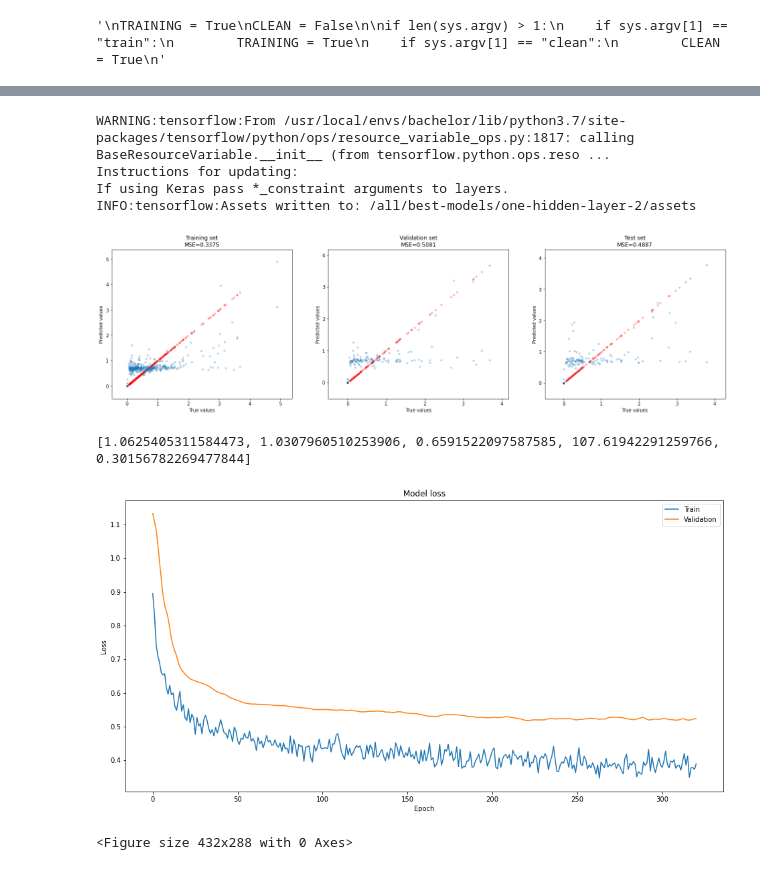
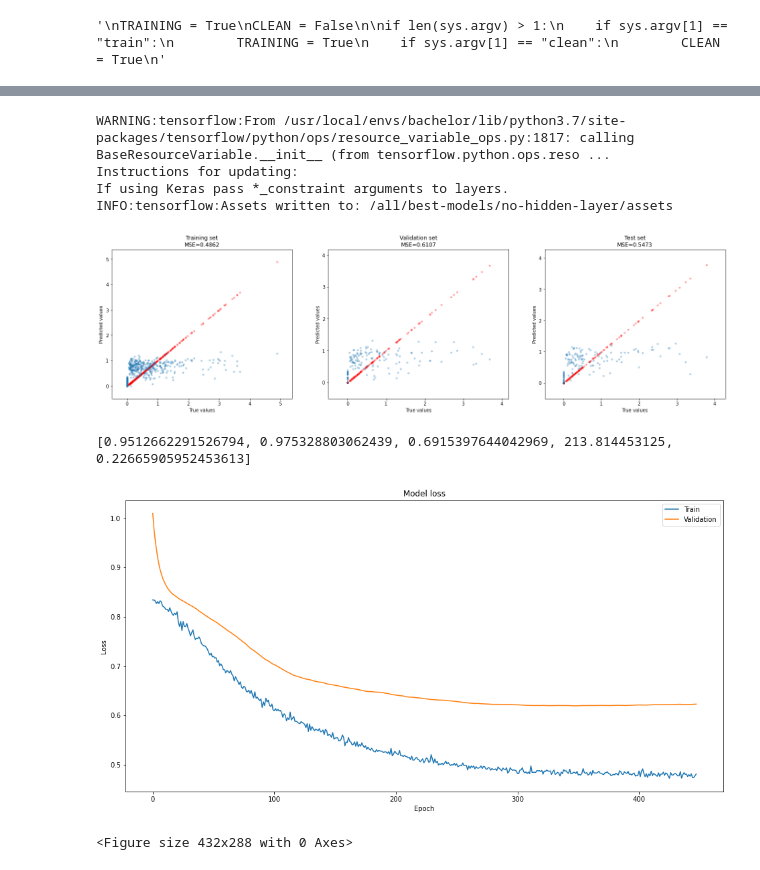
Before and after one commit to dsvanidze/replicability, a Jupyter notebook: jupyter-notebooks/model/MLP-model.ipynb, the cells around one changed output, grey strips where cells are left out. Saved outputs shown, nothing was run; the diff lists cells and outputs as text; code cells hidden in the pictures.

Commit message:
the best model performance without hidden layer, save and plot the model

```diff
--- a/jupyter-notebooks/model/MLP-model.ipynb
+++ b/jupyter-notebooks/model/MLP-model.ipynb
@@ -66,6 +66,7 @@ def build_model(hp):
     model = Sequential()
     model.add(InputLayer(input_shape=(n_cols,)))
 
+    '''
     num_units_per_layer = hp.Int('units_per_hidden_layer', min_value=32,
                                  max_value=4096, step=32)
     dropout_rate_per_layer = hp.Float('dropout_per_hidden_layer', min_value=0.0,
@@ -78,6 +79,7 @@ def build_model(hp):
         model.add(BatchNormalization())
         model.add(Activation("relu"))
         model.add(Dropout(rate=dropout_rate_per_layer))
+    '''
 
     model.add(Dense(1,
                     kernel_initializer='he_uniform',
@@ -102,7 +104,7 @@ tuner = RandomSearch(
     max_trials=max_trial,
     executions_per_trial=3,
     directory=ROOT_DIR + "/random-search",
-    project_name="covid-19-nn")
+    project_name="covid-19-nn-0")
 
 if TRAINING:
     tuner.search_space_summary()
@@ -184,26 +208,26 @@ Hyperparameters:
 # %%
-SAVE = False
+SAVE = True
 
 if SAVE:
     # # Save the best model
-    models[0].save(ROOT_DIR + "/best-models/one-hidden-layer-2")
+    models[0].save(ROOT_DIR + "/best-models/no-hidden-layer")
 
 if SAVE:
-    plot_path=ROOT_DIR + "/best-models/one-hidden-layer-2/train-validation-test-plot.jpg"
+    plot_path=ROOT_DIR + "/best-models/no-hidden-layer/train-validation-test-plot.jpg"
 elif SAVE == False:
     plot_path=None
 
 # if not TRAINING and not CLEAN:
 plot_predicted_vs_true(Xs=[X_train, X_validation, X_test],
                        Ys=[Y_train, Y_validation, Y_test],
                        model=models[0],
                        path=plot_path)
 # %% [output]
 WARNING:tensorflow:From /usr/local/envs/bachelor/lib/python3.7/site-packages/tensorflow/python/ops/resource_variable_ops.py:1817: calling BaseResourceVariable.__init__ (from tensorflow.python.ops.reso ...
 Instructions for updating:
 If using Keras pass *_constraint arguments to layers.
-INFO:tensorflow:Assets written to: /all/best-models/one-hidden-layer-2/assets
+INFO:tensorflow:Assets written to: /all/best-models/no-hidden-layer/assets
-[figure, old version]
+[figure, new version]
 # %%
 #https://stackoverflow.com/a/52897289/6072503
 
@@ -232,7 +256,7 @@ best_hp = tuner.get_best_hyperparameters()[0]
 mode_of_best_hp = tuner.hypermodel.build(best_hp)
 print(mode_of_best_hp.evaluate(X_test, Y_test))
 # %% [output]
-[1.0625405311584473, 1.0307960510253906, 0.6591522097587585, 107.61942291259766, 0.30156782269477844]
+[0.9512662291526794, 0.975328803062439, 0.6915397644042969, 213.814453125, 0.22665905952453613]
 # %%
 history = mode_of_best_hp.fit(X_train, Y_train, batch_size=96, validation_data=(X_validation, Y_validation),
           epochs=1000, verbose=0, callbacks=[early_stopping_monitor])
@@ -248,5 +272,5 @@ plt.legend(['Train', 'Validation'], loc='upper right')
 plt.show()
 plt.tight_layout()
 # %% [output]
-[figure, old version]
+[figure, new version]
 <Figure size 432x288 with 0 Axes>
```
Also changed, not shown: parts of 6 cells of this notebook, 10 other files.
